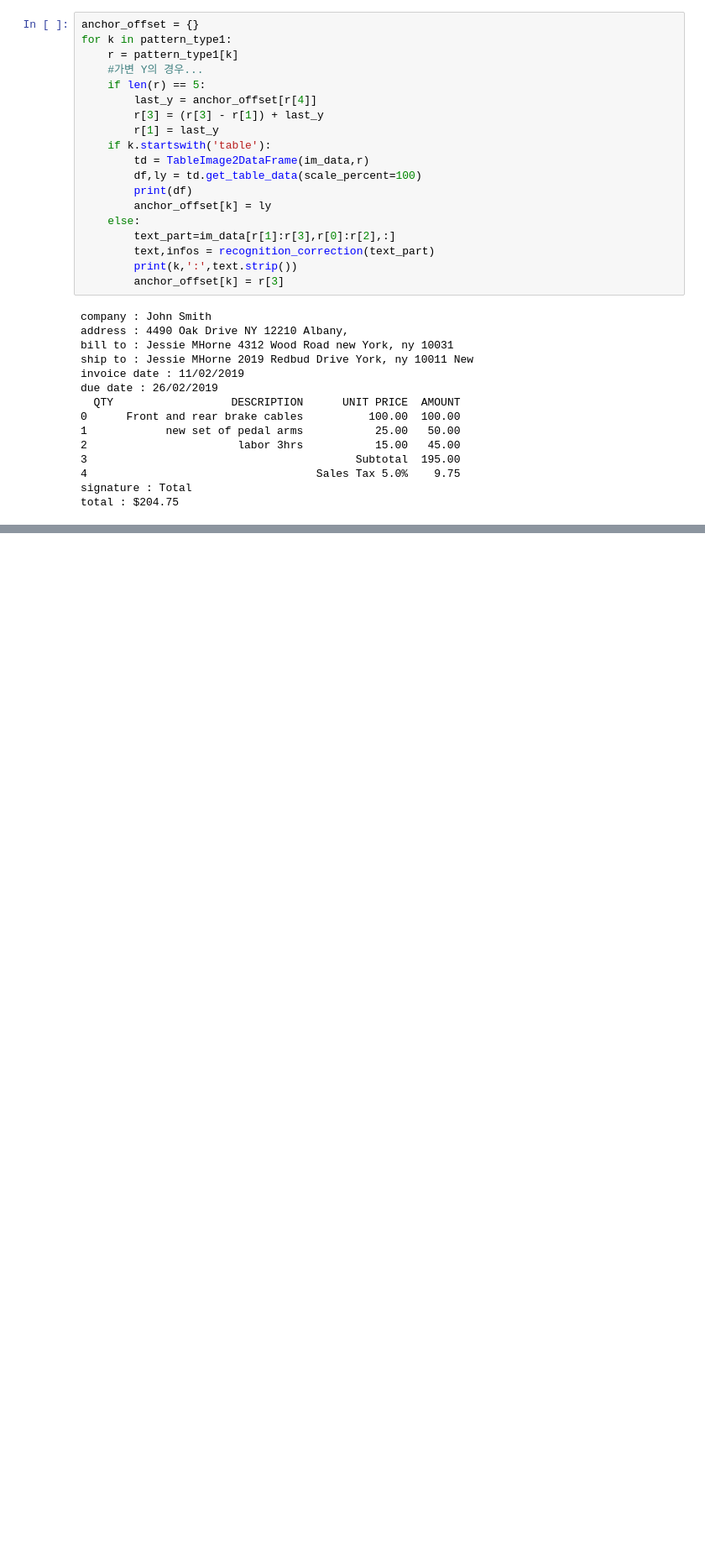
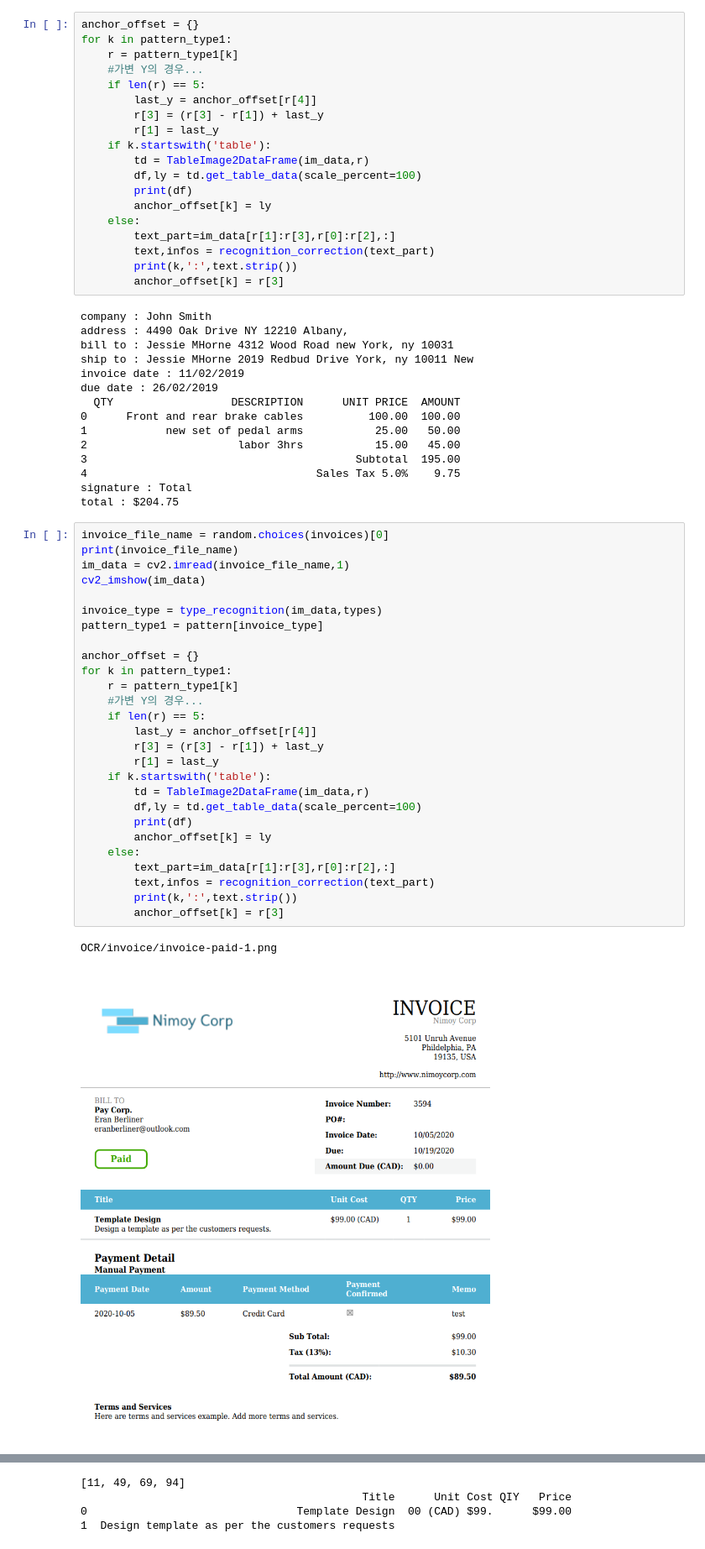
Before and after one commit to dolmani38/OCR, a Jupyter notebook: Untitled19.ipynb, the cells around one changed output, grey strips where cells are left out. Shown: that part at 84% size. Drawn from its saved outputs; the diff is of its cells as text; blank space fills up the shorter version.

```diff
--- a/Untitled19.ipynb
+++ b/Untitled19.ipynb
@@ -589,3 +599,33 @@ due date : 26/02/2019
 4                                   Sales Tax 5.0%    9.75
 signature : Total
 total : $204.75
+# %%
+invoice_file_name = random.choices(invoices)[0]
+print(invoice_file_name)
+im_data = cv2.imread(invoice_file_name,1)
+cv2_imshow(im_data)
+
+invoice_type = type_recognition(im_data,types)
+pattern_type1 = pattern[invoice_type]
+
+anchor_offset = {}
+for k in pattern_type1:
+    r = pattern_type1[k]
+    #가변 Y의 경우...
+    if len(r) == 5:
+        last_y = anchor_offset[r[4]]
+        r[3] = (r[3] - r[1]) + last_y
+        r[1] = last_y
+    if k.startswith('table'):
+        td = TableImage2DataFrame(im_data,r)
+        df,ly = td.get_table_data(scale_percent=100)
+        print(df)
+        anchor_offset[k] = ly
+    else:
+        text_part=im_data[r[1]:r[3],r[0]:r[2],:]
+        text,infos = recognition_correction(text_part)
+        print(k,':',text.strip())
+        anchor_offset[k] = r[3]
+# %% [output]
+OCR/invoice/invoice-paid-1.png
+[figure, added]
@@ -591,0 +644,4 @@ total : $204.75
+[11, 49, 69, 94]
+                                           Title      Unit Cost QIY   Price
+0                                Template Design  00 (CAD) $99.      $99.00
+1  Design template as per the customers requests
```
Also changed, not shown: parts of 11 cells of this notebook.
